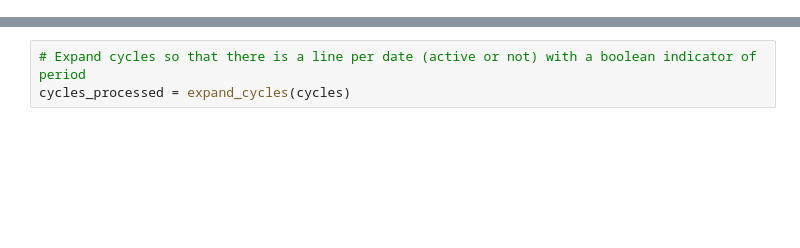
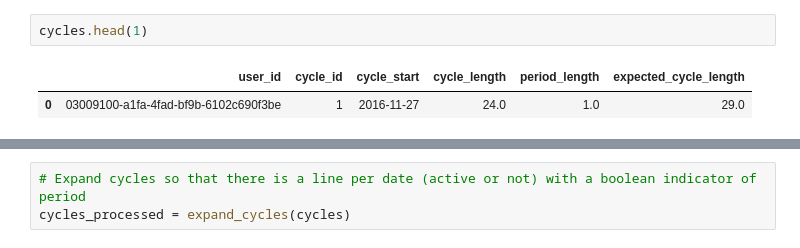
Before and after one commit to felipeam86/clue_hackathon_code, a Jupyter notebook: notebooks/1.0-Prepare-training-data.ipynb, the cells around one changed output, grey strips where cells are left out. Cells and saved outputs as stored; diff of their text form; blank space fills up the shorter version.

```diff
--- a/notebooks/1.0-Prepare-training-data.ipynb
+++ b/notebooks/1.0-Prepare-training-data.ipynb
@@ -6,0 +10,5 @@ warnings.filterwarnings('ignore')
+# %%
+cycles.head(1)
+# %% [output]
+|  | user_id | cycle_id | cycle_start | cycle_length | period_length | expected_cycle_length |
+| 0 | 03009100-a1fa-4fad-bf9b-6102c690f3be | 1 | 2016-11-27 | 24.0 | 1.0 | 29.0 |
```
Also changed, not shown: parts of 16 cells of this notebook.
